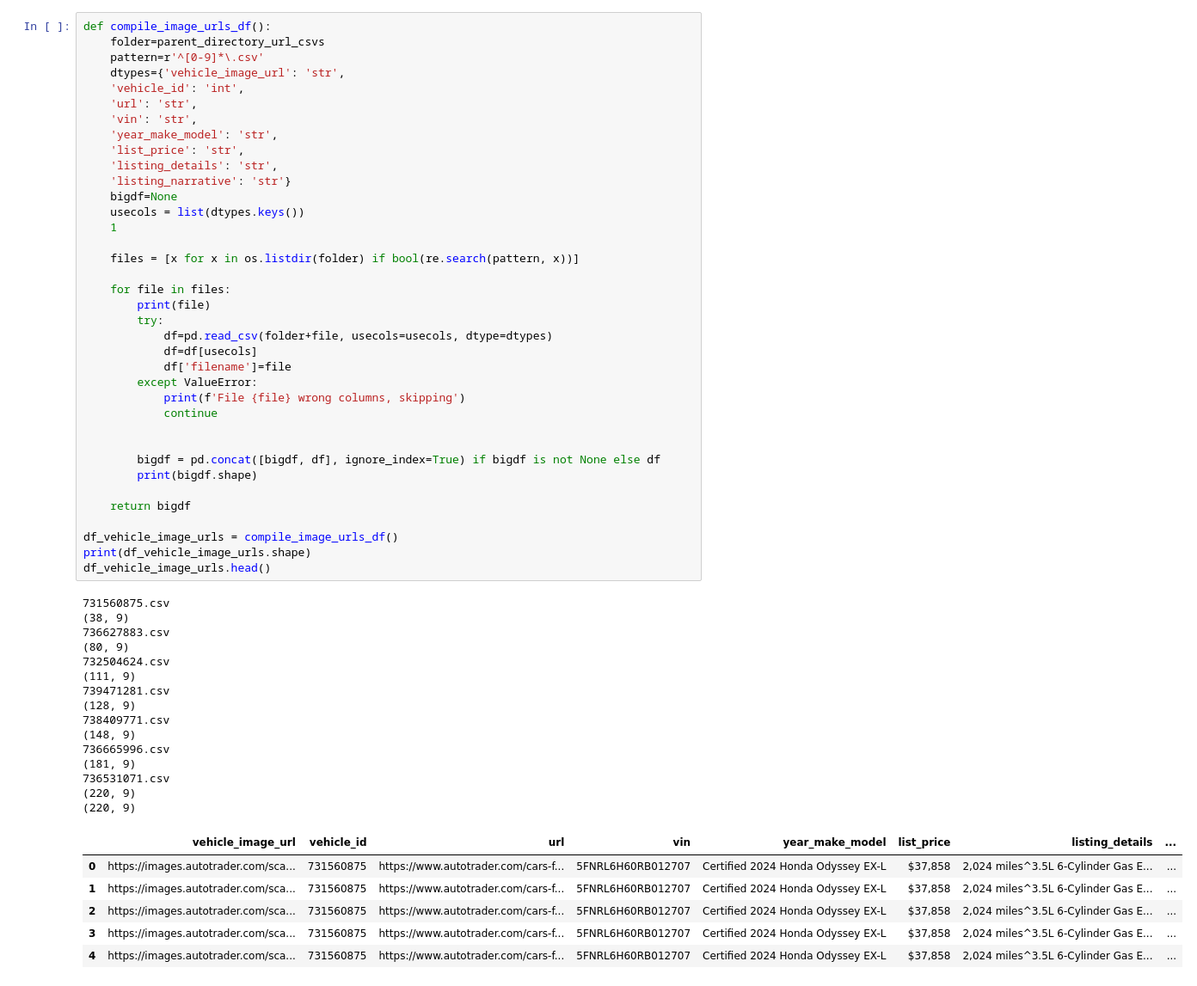
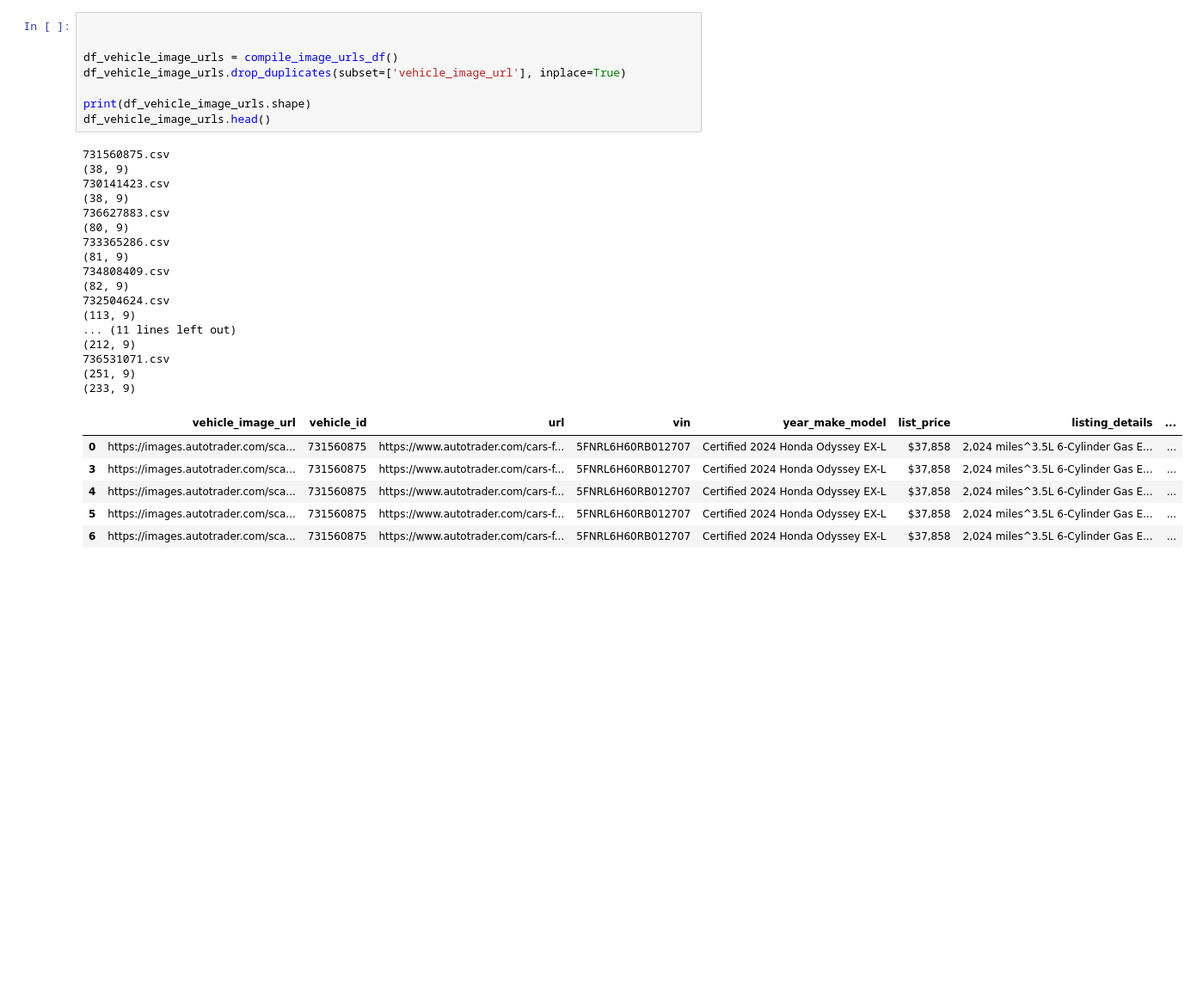
Before and after one commit to LevGolod1/car_classifier, a Jupyter notebook: 04_download_image_files.ipynb, the cells around one changed output. Shown at 86% size. Cells and saved outputs as stored; diff of their text form; blank space fills up the shorter version.

```diff
--- a/04_download_image_files.ipynb
+++ b/04_download_image_files.ipynb
@@ -5,59 +36,32 @@ from find_vehicle_image_urls import *
 # %%
-def compile_image_urls_df():
-    folder=parent_directory_url_csvs
-    pattern=r'^[0-9]*\.csv'
-    dtypes={'vehicle_image_url': 'str',
-    'vehicle_id': 'int',
-    'url': 'str',
-    'vin': 'str',
-    'year_make_model': 'str',
-    'list_price': 'str',
-    'listing_details': 'str',
-    'listing_narrative': 'str'}
-    bigdf=None
-    usecols = list(dtypes.keys())
-    1
-
-    files = [x for x in os.listdir(folder) if bool(re.search(pattern, x))]
-
-    for file in files:
-        print(file)
-        try:
-            df=pd.read_csv(folder+file, usecols=usecols, dtype=dtypes)
-            df=df[usecols]
-            df['filename']=file
-        except ValueError:
-            print(f'File {file} wrong columns, skipping')
-            continue
 
 
-        bigdf = pd.concat([bigdf, df], ignore_index=True) if bigdf is not None else df
-        print(bigdf.shape)
+df_vehicle_image_urls = compile_image_urls_df()
+df_vehicle_image_urls.drop_duplicates(subset=['vehicle_image_url'], inplace=True)
 
-    return bigdf
-
-df_vehicle_image_urls = compile_image_urls_df()
 print(df_vehicle_image_urls.shape)
 df_vehicle_image_urls.head()
 # %% [output]
 731560875.csv
+(38, 9)
+730141423.csv
 (38, 9)
 736627883.csv
 (80, 9)
+733365286.csv
+(81, 9)
+734808409.csv
+(82, 9)
 732504624.csv
-(111, 9)
-739471281.csv
-(128, 9)
-738409771.csv
-(148, 9)
-736665996.csv
-(181, 9)
+(113, 9)
+... (11 lines left out)
+(212, 9)
 736531071.csv
-(220, 9)
-(220, 9)
+(251, 9)
+(233, 9)
 |  | vehicle_image_url | vehicle_id | url | vin | year_make_model | list_price | listing_details | ... |
 | 0 | https://images.autotrader.com/sca... | 731560875 | https://www.autotrader.com/cars-f... | 5FNRL6H60RB012707 | Certified 2024 Honda Odyssey EX-L | $37,858 | 2,024 miles^3.5L 6-Cylinder Gas E... | ... |
-| 1 | https://images.autotrader.com/sca... | 731560875 | https://www.autotrader.com/cars-f... | 5FNRL6H60RB012707 | Certified 2024 Honda Odyssey EX-L | $37,858 | 2,024 miles^3.5L 6-Cylinder Gas E... | ... |
-| 2 | https://images.autotrader.com/sca... | 731560875 | https://www.autotrader.com/cars-f... | 5FNRL6H60RB012707 | Certified 2024 Honda Odyssey EX-L | $37,858 | 2,024 miles^3.5L 6-Cylinder Gas E... | ... |
 | 3 | https://images.autotrader.com/sca... | 731560875 | https://www.autotrader.com/cars-f... | 5FNRL6H60RB012707 | Certified 2024 Honda Odyssey EX-L | $37,858 | 2,024 miles^3.5L 6-Cylinder Gas E... | ... |
 | 4 | https://images.autotrader.com/sca... | 731560875 | https://www.autotrader.com/cars-f... | 5FNRL6H60RB012707 | Certified 2024 Honda Odyssey EX-L | $37,858 | 2,024 miles^3.5L 6-Cylinder Gas E... | ... |
+| 5 | https://images.autotrader.com/sca... | 731560875 | https://www.autotrader.com/cars-f... | 5FNRL6H60RB012707 | Certified 2024 Honda Odyssey EX-L | $37,858 | 2,024 miles^3.5L 6-Cylinder Gas E... | ... |
+| 6 | https://images.autotrader.com/sca... | 731560875 | https://www.autotrader.com/cars-f... | 5FNRL6H60RB012707 | Certified 2024 Honda Odyssey EX-L | $37,858 | 2,024 miles^3.5L 6-Cylinder Gas E... | ... |
```
Also changed, not shown: parts of 9 cells of this notebook, 3 other files.
